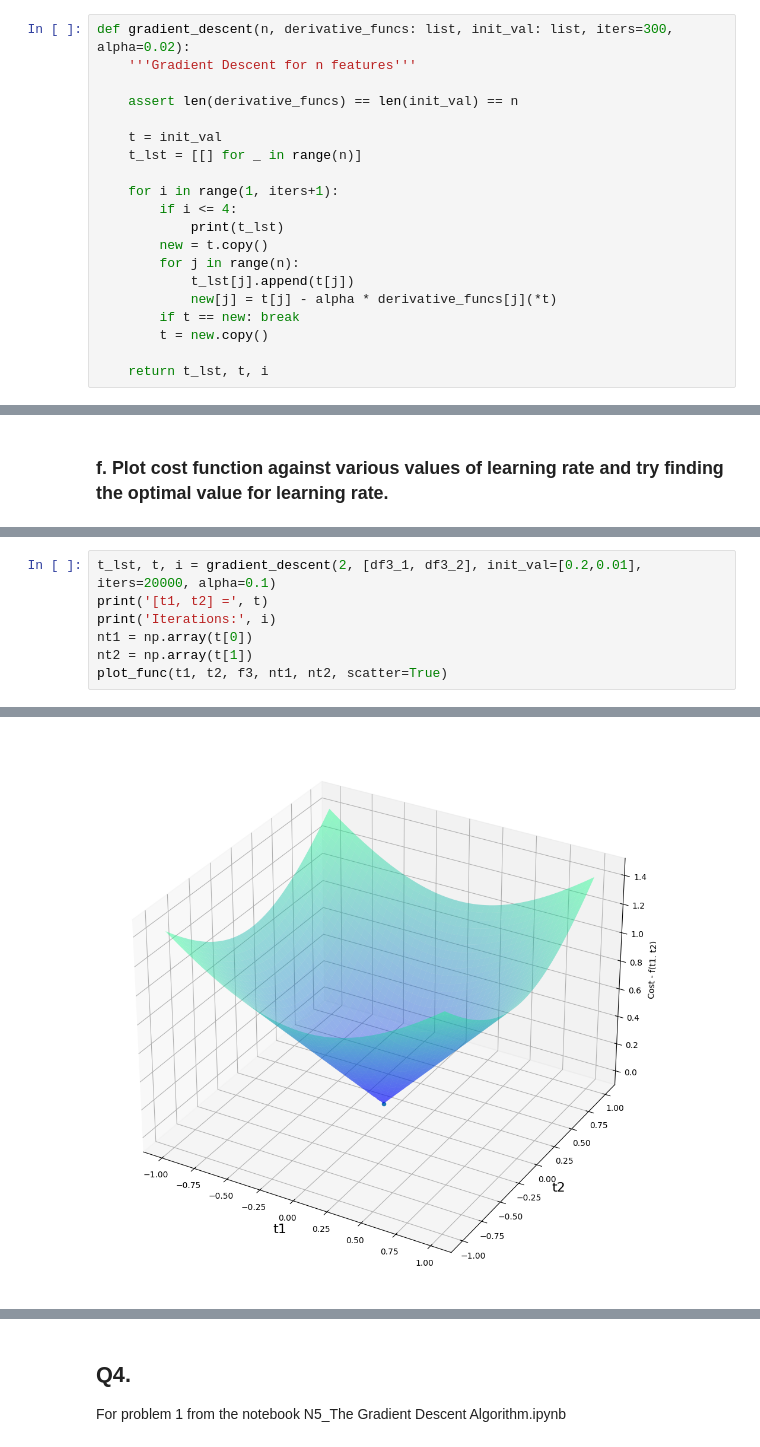
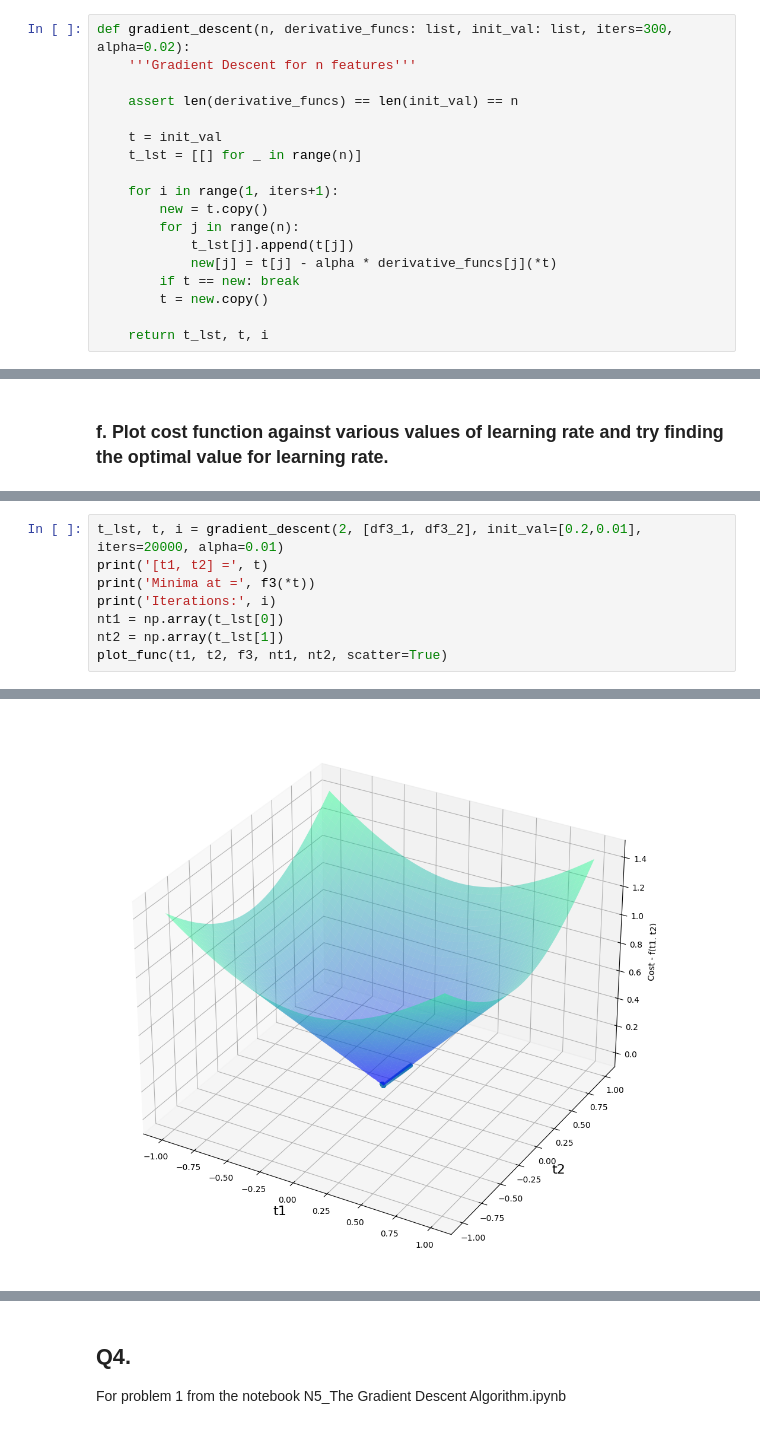
Before and after one commit to Sulphite05/MachineLearning, a Jupyter notebook: PracticeProblemSets/gradient_descent.ipynb, the cells around one changed output, grey strips where cells are left out. Cells and saved outputs as stored; diff of their text form.

Commit message:
Add Contour Plot and some tweaks

```diff
--- a/PracticeProblemSets/gradient_descent.ipynb
+++ b/PracticeProblemSets/gradient_descent.ipynb
@@ -14,8 +14,6 @@ def gradient_descent(n, derivative_funcs: list, init_val: list, iters=300, alpha
     t_lst = [[] for _ in range(n)]
 
     for i in range(1, iters+1):
-        if i <= 4:
-            print(t_lst)
         new = t.copy()
         for j in range(n):
             t_lst[j].append(t[j])
@@ -221,10 +209,11 @@ plot_func(t1, t2, f3, nt1, nt2, scatter=True)
 Iterations: 20000
 [figure]
 # %%
-t_lst, t, i = gradient_descent(2, [df3_1, df3_2], init_val=[0.2,0.01], iters=20000, alpha=0.1)
+t_lst, t, i = gradient_descent(2, [df3_1, df3_2], init_val=[0.2,0.01], iters=20000, alpha=0.01)
 print('[t1, t2] =', t)
+print('Minima at =', f3(*t))
 print('Iterations:', i)
-nt1 = np.array(t[0])
-nt2 = np.array(t[1])
+nt1 = np.array(t_lst[0])
+nt2 = np.array(t_lst[1])
 plot_func(t1, t2, f3, nt1, nt2, scatter=True)
 # %% [output]
@@ -236,3 +222,3 @@ plot_func(t1, t2, f3, nt1, nt2, scatter=True)
 Iterations: 20000
-[figure, old version]
+[figure, new version]
 # %% [markdown]
```
Also changed, not shown: parts of 16 cells of this notebook.
